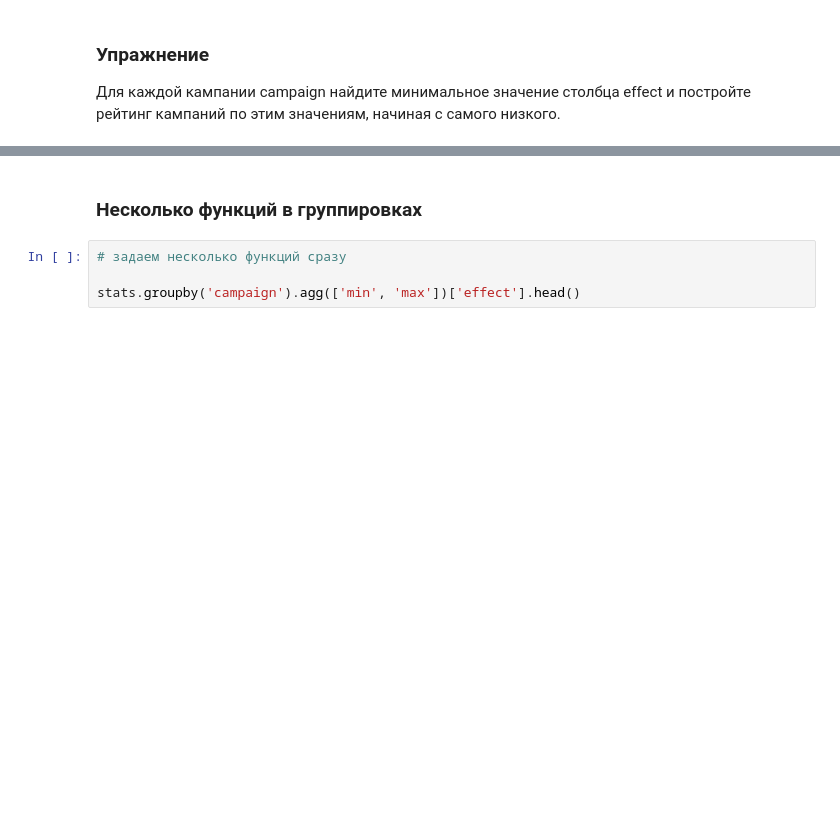
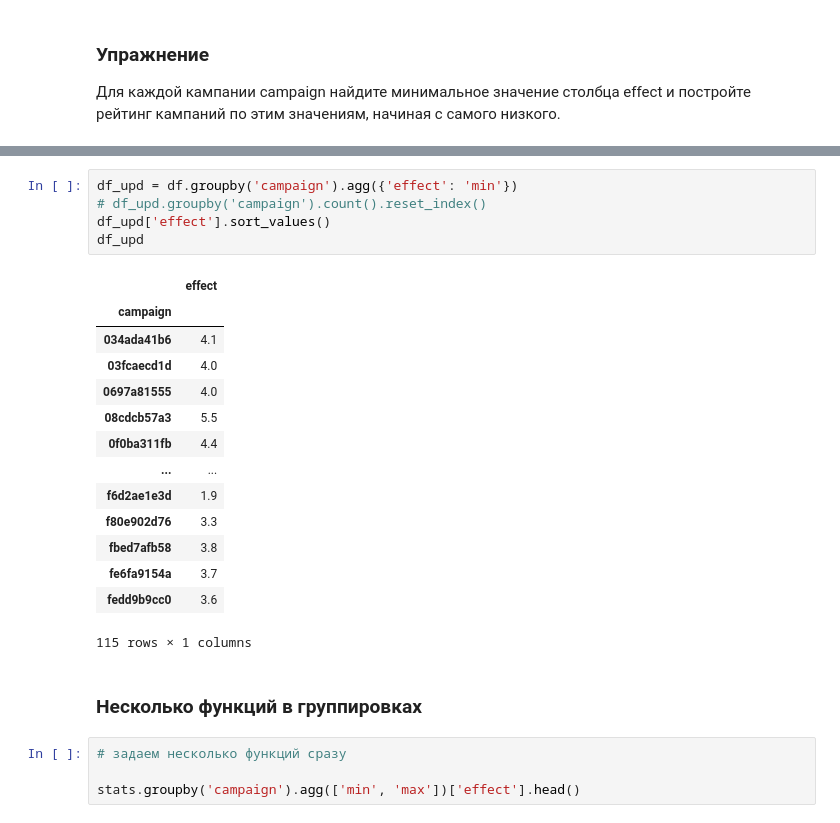
Before and after one commit to vas-ide/Netology, a Jupyter notebook: Python_basic/Pandas/Data function's/Python_13_functions_groupby/Python_13_pandas_functions_groupby.ipynb, the cells around one changed output, grey strips where cells are left out. Cells and saved outputs as stored; diff of their text form; blank space fills up the shorter version.

```diff
--- a/Python_basic/Pandas/Data function's/Python_13_functions_groupby/Python_13_pandas_functions_groupby.ipynb
+++ b/Python_basic/Pandas/Data function's/Python_13_functions_groupby/Python_13_pandas_functions_groupby.ipynb
@@ -421,3 +528,23 @@ obj.mean().head()
+# %%
+df_upd = df.groupby('campaign').agg({'effect': 'min'})
+# df_upd.groupby('campaign').count().reset_index()
+df_upd['effect'].sort_values()
+df_upd
+# %% [output]
+|  | effect |
+| campaign |  |
+| 034ada41b6 | 4.1 |
+| 03fcaecd1d | 4.0 |
+| 0697a81555 | 4.0 |
+| 08cdcb57a3 | 5.5 |
+| 0f0ba311fb | 4.4 |
+| ... | ... |
+| f6d2ae1e3d | 1.9 |
+| f80e902d76 | 3.3 |
+| fbed7afb58 | 3.8 |
+| fe6fa9154a | 3.7 |
+| fedd9b9cc0 | 3.6 |
+115 rows × 1 columns
 # %% [markdown]
 ### Несколько функций в группировках
 # %%
```
Also changed, not shown: parts of 18 cells of this notebook.
